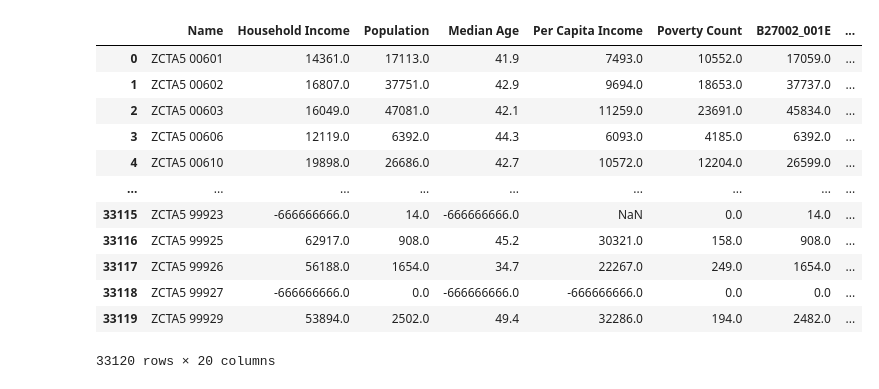
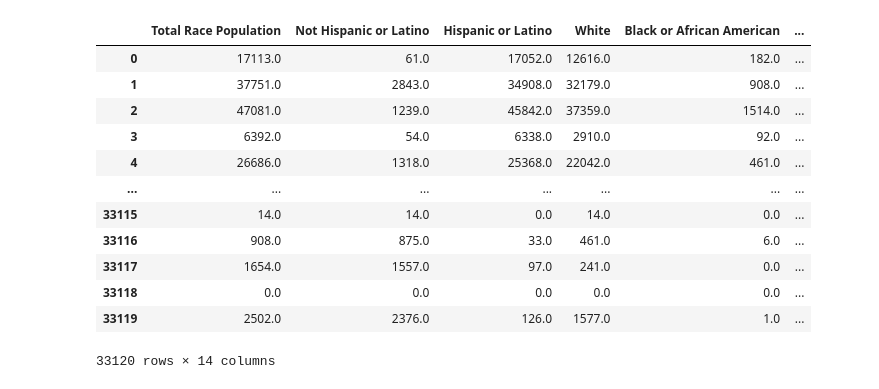
Before and after one commit to bakerv/COVID19, a Jupyter notebook: RaceCensusDataPull.ipynb, the cells around one changed output. Saved outputs shown, nothing was run; the diff lists cells and outputs as text; code cells hidden in the pictures.

```diff
--- a/RaceCensusDataPull.ipynb
+++ b/RaceCensusDataPull.ipynb
@@ -47,8 +53,7 @@ display(bexar_countydata)
 # %%
-# Run Census Search to retrieve data on all zip codes (2013 ACS5 Census)
+# Run Census Search to retrieve data on all zip codes (2019 ACS5 Census)
 # See: https://github.com/CommerceDataService/census-wrapper for library documentation
 # See: https://gist.github.com/afhaque/60558290d6efd892351c4b64e5c01e9b for labels
-census_race = c.acs5.get(("NAME", "B19013_001E", "B01003_001E", "B01002_001E","B19301_001E",
-                          "B17001_002E","B27002_001E","B02001_001E","B03001_003E","B02001_001E","B02001_002E",
+census_race = c.acs5.get(("B02001_001E","B03002_003E","B03003_002E","B03003_003E","B02001_001E","B02001_002E",
                           "B02001_003E","B02001_004E","B02001_005E","B02001_006E","B02001_007E","B02001_008E",
                           "B02001_009E","B02001_010E"),{'for': 'zip code tabulation area:*'})
@@ -55,36 +142,39 @@ census_race = c.acs5.get(("NAME", "B19013_001E", "B01003_001E", "B01002_001E","B
 # %%
 # Convert to DataFrame
 census_race = pd.DataFrame(census_race)
 
 # Column Reordering
 census_race = census_race.rename(columns={"B01003_001E": "Population",
-                                      "B01002_001E": "Median Age",
-                                      "B02001_001E":"Total Race Population",
-                                      "B02001_002E":"White",
-                                      "B02001_003E":"Black or African American",
-                                      "B02001_004E":"America Native",
-                                      "B02001_005E":"Asian",
-                                      "B02001_006E":"Native Pacific",
-                                      "B02001_007E":"Other",
-                                      "B02001_008E":"Two or More",
-                                      "B02001_009E":"Two or More Inclusive",
-                                      "B02001_010E":"Three or More",
-                                      "B19013_001E": "Household Income",
-                                      "B19301_001E": "Per Capita Income",
-                                      "B17001_002E": "Poverty Count",
-                                      "NAME": "Name", "zip code tabulation area": "ZIP_CODE"})
+                                          "B01002_001E": "Median Age",
+                                          "B02001_001E":"Total Race Population",
+                                          "B02001_002E":"White",
+                                          "B02001_003E":"Black or African American",
+                                          "B02001_004E":"America Native",
+                                          "B02001_005E":"Asian",
+                                          "B02001_006E":"Native Pacific",
+                                          "B02001_007E":"Other",
+                                          "B02001_008E":"Two or More",
+                                          "B02001_009E":"Two or More Inclusive",
+                                          "B02001_010E":"Three or More",
+                                          "B19013_001E": "Household Income",
+                                          "B19301_001E": "Per Capita Income",
+                                          "B17001_002E": "Poverty Count",
+                                          "B03003_002E": "Not Hispanic or Latino",
+                                          "B03003_003E": "Hispanic or Latino",
+                                          "NAME": "Name",
+                                          "zip code tabulation area": "ZIP_CODE"})
 display(census_race)
 # %% [output]
-|  | Name | Household Income | Population | Median Age | Per Capita Income | Poverty Count | B27002_001E | ... |
-| 0 | ZCTA5 00601 | 14361.0 | 17113.0 | 41.9 | 7493.0 | 10552.0 | 17059.0 | ... |
-| 1 | ZCTA5 00602 | 16807.0 | 37751.0 | 42.9 | 9694.0 | 18653.0 | 37737.0 | ... |
-| 2 | ZCTA5 00603 | 16049.0 | 47081.0 | 42.1 | 11259.0 | 23691.0 | 45834.0 | ... |
-| 3 | ZCTA5 00606 | 12119.0 | 6392.0 | 44.3 | 6093.0 | 4185.0 | 6392.0 | ... |
-| 4 | ZCTA5 00610 | 19898.0 | 26686.0 | 42.7 | 10572.0 | 12204.0 | 26599.0 | ... |
-| ... | ... | ... | ... | ... | ... | ... | ... | ... |
-| 33115 | ZCTA5 99923 | -666666666.0 | 14.0 | -666666666.0 | NaN | 0.0 | 14.0 | ... |
-| 33116 | ZCTA5 99925 | 62917.0 | 908.0 | 45.2 | 30321.0 | 158.0 | 908.0 | ... |
-| 33117 | ZCTA5 99926 | 56188.0 | 1654.0 | 34.7 | 22267.0 | 249.0 | 1654.0 | ... |
-| 33118 | ZCTA5 99927 | -666666666.0 | 0.0 | -666666666.0 | -666666666.0 | 0.0 | 0.0 | ... |
-| 33119 | ZCTA5 99929 | 53894.0 | 2502.0 | 49.4 | 32286.0 | 194.0 | 2482.0 | ... |
+|  | Total Race Population | Not Hispanic or Latino | Hispanic or Latino | White | Black or African American | ... |
+| 0 | 17113.0 | 61.0 | 17052.0 | 12616.0 | 182.0 | ... |
+| 1 | 37751.0 | 2843.0 | 34908.0 | 32179.0 | 908.0 | ... |
+| 2 | 47081.0 | 1239.0 | 45842.0 | 37359.0 | 1514.0 | ... |
+| 3 | 6392.0 | 54.0 | 6338.0 | 2910.0 | 92.0 | ... |
+| 4 | 26686.0 | 1318.0 | 25368.0 | 22042.0 | 461.0 | ... |
+| ... | ... | ... | ... | ... | ... | ... |
+| 33115 | 14.0 | 14.0 | 0.0 | 14.0 | 0.0 | ... |
+| 33116 | 908.0 | 875.0 | 33.0 | 461.0 | 6.0 | ... |
+| 33117 | 1654.0 | 1557.0 | 97.0 | 241.0 | 0.0 | ... |
+| 33118 | 0.0 | 0.0 | 0.0 | 0.0 | 0.0 | ... |
+| 33119 | 2502.0 | 2376.0 | 126.0 | 1577.0 | 1.0 | ... |
-33120 rows × 20 columns
+33120 rows × 14 columns
```
Also changed, not shown: parts of 17 cells of this notebook.
